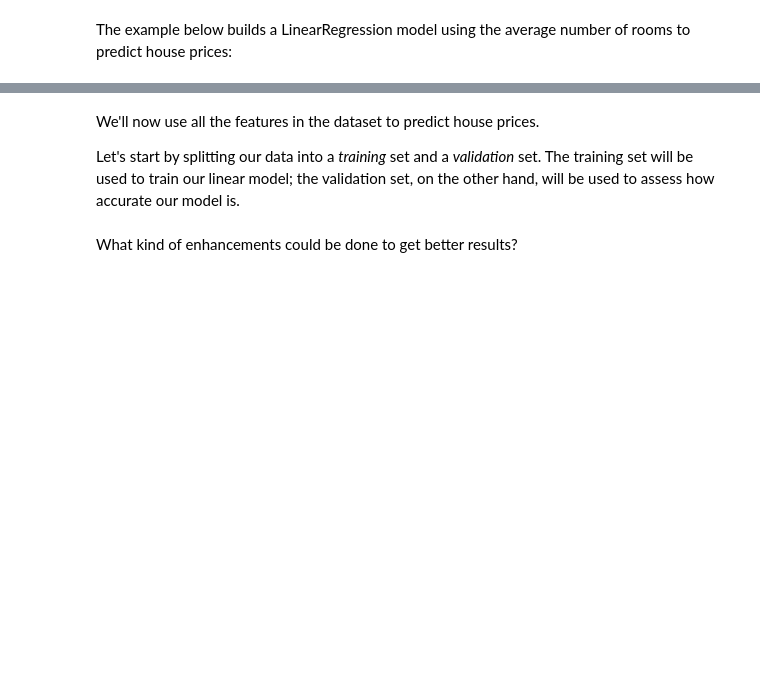
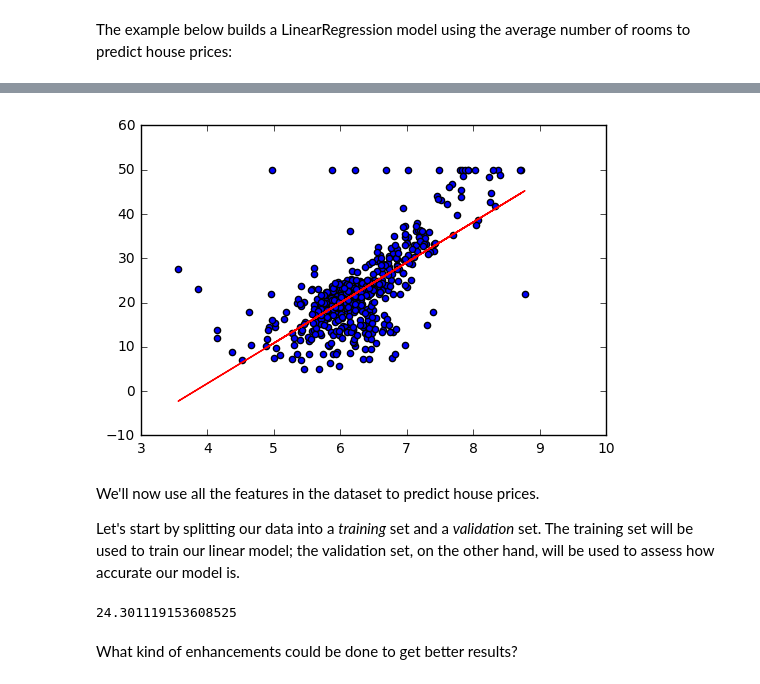
Before and after one commit to ffmmjj/intro_to_data_science_workshop, a Jupyter notebook: 01-Boston housing prices prediction.ipynb, the cells around one changed output, grey strips where cells are left out. Cells and saved outputs as stored; diff of their text form; code cells hidden in the pictures; blank space fills up the shorter version.

```diff
--- a/01-Boston housing prices prediction.ipynb
+++ b/01-Boston housing prices prediction.ipynb
@@ -121,3 +174,10 @@ lr = # fit a LinearRegression model
+# %%
+prediced = [lr.predict(r)[0][0] for r in x]
+plt.scatter(x, y)
+plt.plot(x, predicted, color='red')
+plt.show()
+# %% [output]
+[figure, added]
 # %% [markdown]
 We'll now use all the features in the dataset to predict house prices.
 
@@ -138,5 +198,11 @@ lr =
 # Use the validation set to assess the model's performance.
 # See http://scikit-learn.org/stable/modules/generated/sklearn.metrics.mean_squared_error.html
 from sklearn.metrics import mean_squared_error
+
+predicted = lr.predict(Xts)
+
+mean_squared_error(yts, predicted)
+# %% [output]
+24.301119153608525
 # %% [markdown]
 What kind of enhancements could be done to get better results?
```
Also changed, not shown: parts of 13 cells of this notebook.
